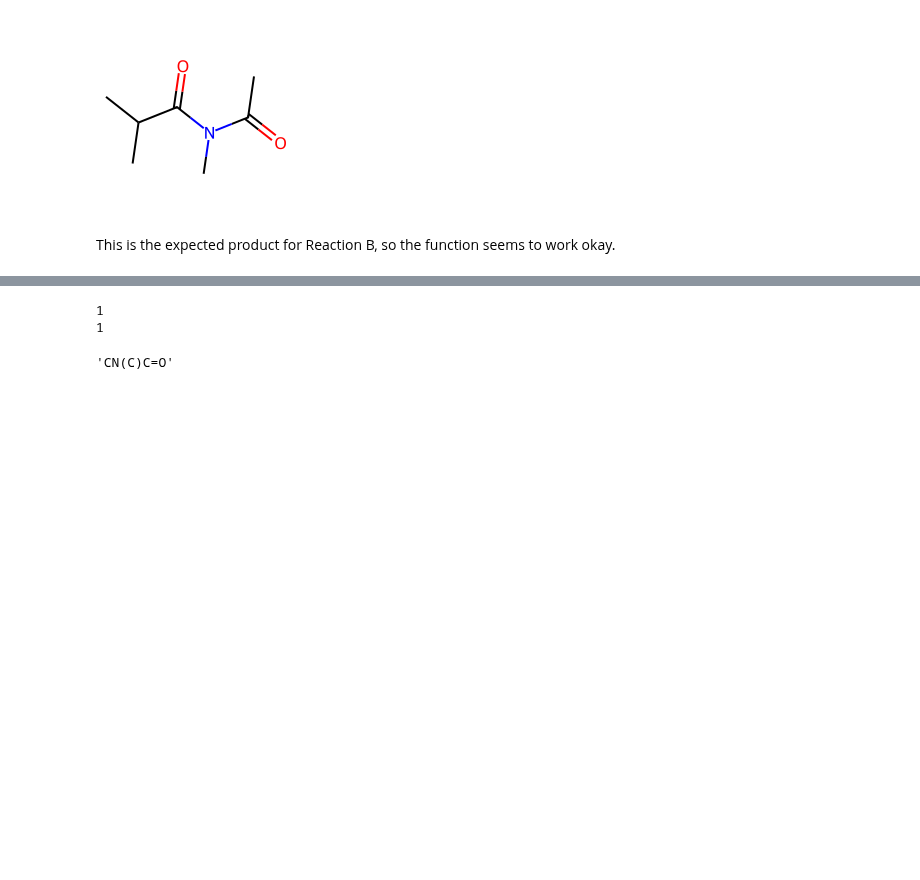
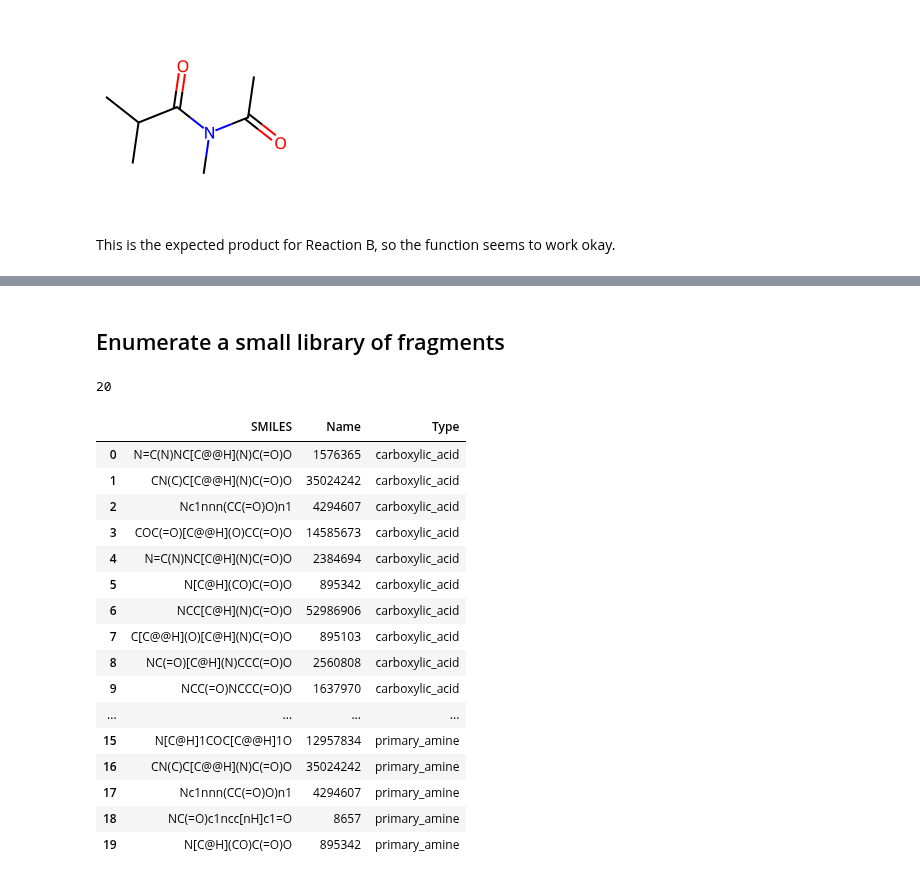
Before and after one commit to ganesh7shahane/useful_cheminformatics, a Jupyter notebook: 10_Reaction_Enumeration.ipynb, the cells around one changed output, grey strips where cells are left out. Cells and saved outputs as stored; diff of their text form; code cells hidden in the pictures; blank space fills up the shorter version.

```diff
--- a/10_Reaction_Enumeration.ipynb
+++ b/10_Reaction_Enumeration.ipynb
@@ -279,16 +174,27 @@ did not match C++ signature:
-# %%
-from rdkit import Chem
-from rdkit.Chem import rdChemReactions
-
-rxn = rdChemReactions.ReactionFromSmarts('[C:1](=[O:2])O.[N:3]>>[C:1](=[O:2])[N:3]')
-reacts = (Chem.MolFromSmiles('C(=O)O'),Chem.MolFromSmiles('CNC'))
-products = rxn.RunReactants(reacts)
-print(len(products))
-
-print(len(products[0]))
-
-Chem.MolToSmiles(products[0][0])
-# %% [output]
-1
-1
-'CN(C)C=O'
+# %% [markdown]
+## Enumerate a small library of fragments
+# %%
+import pandas as pd
+
+frag = pd.read_csv("data/fragment_library.csv")
+print(frag.shape[0])
+frag
+# %% [output]
+20
+|  | SMILES | Name | Type |
+| 0 | N=C(N)NC[C@@H](N)C(=O)O | 1576365 | carboxylic_acid |
+| 1 | CN(C)C[C@@H](N)C(=O)O | 35024242 | carboxylic_acid |
+| 2 | Nc1nnn(CC(=O)O)n1 | 4294607 | carboxylic_acid |
+| 3 | COC(=O)[C@@H](O)CC(=O)O | 14585673 | carboxylic_acid |
+| 4 | N=C(N)NC[C@H](N)C(=O)O | 2384694 | carboxylic_acid |
+| 5 | N[C@H](CO)C(=O)O | 895342 | carboxylic_acid |
+| 6 | NCC[C@H](N)C(=O)O | 52986906 | carboxylic_acid |
+| 7 | C[C@@H](O)[C@H](N)C(=O)O | 895103 | carboxylic_acid |
+| 8 | NC(=O)[C@H](N)CCC(=O)O | 2560808 | carboxylic_acid |
+| 9 | NCC(=O)NCCC(=O)O | 1637970 | carboxylic_acid |
+| ... | ... | ... | ... |
+| 15 | N[C@H]1COC[C@@H]1O | 12957834 | primary_amine |
+| 16 | CN(C)C[C@@H](N)C(=O)O | 35024242 | primary_amine |
+| 17 | Nc1nnn(CC(=O)O)n1 | 4294607 | primary_amine |
+| 18 | NC(=O)c1ncc[nH]c1=O | 8657 | primary_amine |
+| 19 | N[C@H](CO)C(=O)O | 895342 | primary_amine |
```
Also changed, not shown: parts of 4 cells of this notebook, 5 other files.
